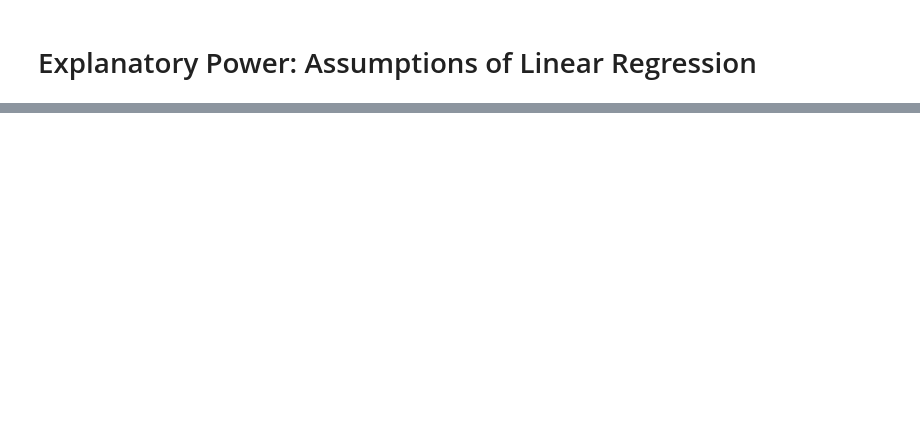
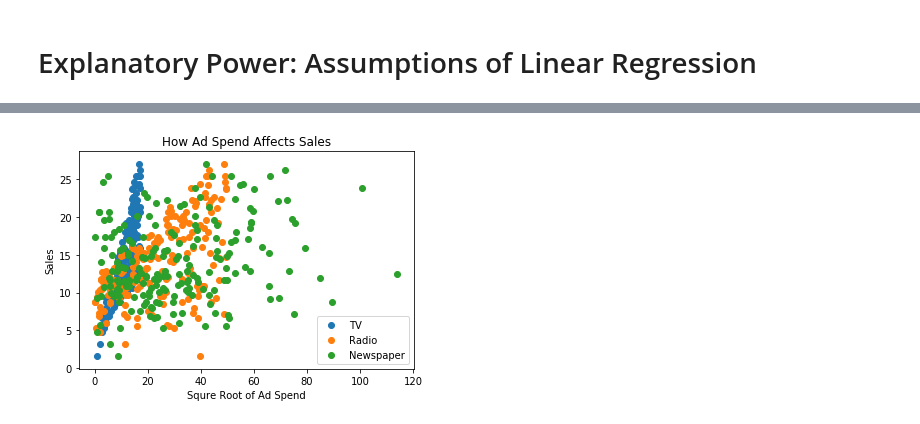
Before and after one commit to esthersweon/thinkful, a Jupyter notebook: main/unit_2/lesson_4_project_3.ipynb, the cells around one changed output, grey strips where cells are left out. Drawn from its saved outputs; the diff is of its cells as text; code cells hidden in the pictures; blank space fills up the shorter version.

```diff
--- a/main/unit_2/lesson_4_project_3.ipynb
+++ b/main/unit_2/lesson_4_project_3.ipynb
@@ -26,0 +132,7 @@ HTML('''
+# %%
+# Creating columns with square-roots of inputs to get more linear relationship
+data['TV sqrt'] = [math.sqrt(x) for x in data['TV']]
+data['Radio sqrt'] = [math.sqrt(x) for x in data['Radio']]
+data['Newspaper sqrt'] = [math.sqrt(x) for x in data['Newspaper']]
+
+data.head()
@@ -26,0 +166,13 @@ HTML('''
+# %%
+plt.scatter(data['TV sqrt'], data['Sales']) # should sqrt the xs
+plt.scatter(data['Radio'], data['Sales'])
+plt.scatter(data['Newspaper'], data['Sales'])
+
+plt.title('How Ad Spend Affects Sales')
+plt.legend(['TV', 'Radio', 'Newspaper'])
+plt.xlabel('Squre Root of Ad Spend')
+plt.ylabel('Sales')
+
+plt.show()
+# %% [output]
+[figure, added]
```
Also changed, not shown: parts of 11 cells of this notebook.
